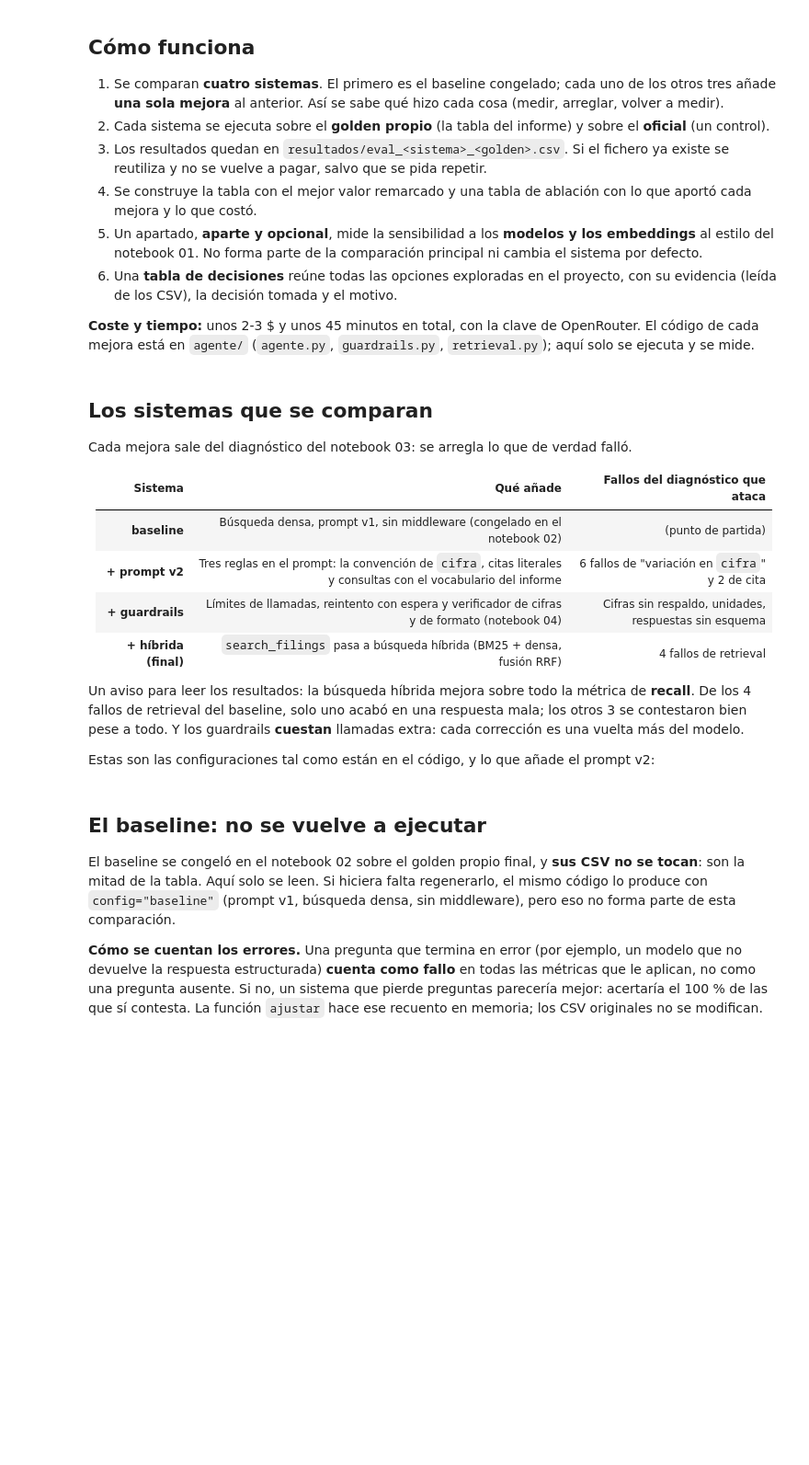
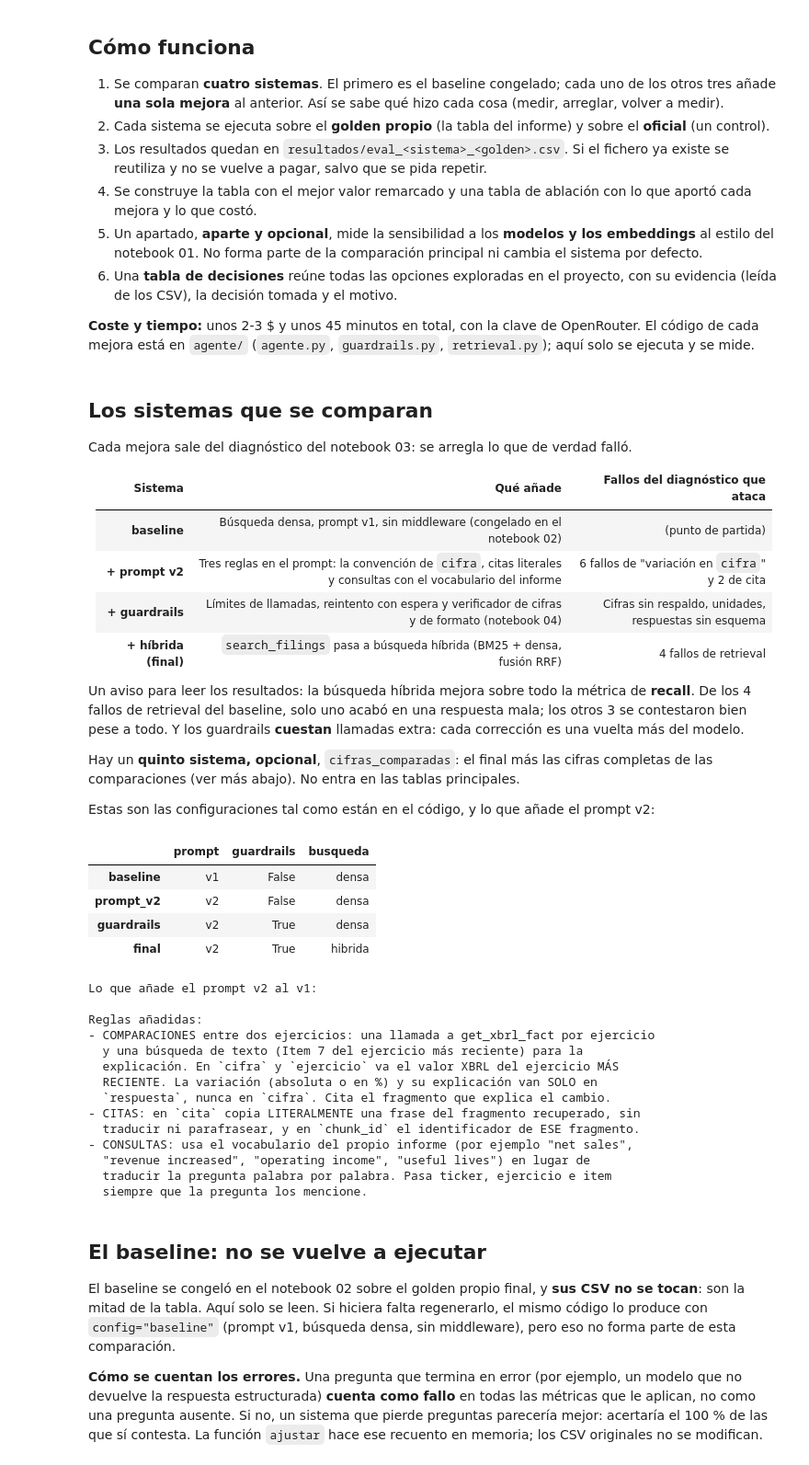
Before and after one commit to eglezarr/sec-10k-agents, a Jupyter notebook: notebooks/05_mejoras_y_evaluacion.ipynb, the cells around one changed output. Shown at 92% size. Saved outputs shown, nothing was run; the diff lists cells and outputs as text; code cells hidden in the pictures; blank space fills up the shorter version.

```diff
--- a/notebooks/05_mejoras_y_evaluacion.ipynb
+++ b/notebooks/05_mejoras_y_evaluacion.ipynb
@@ -56,14 +56,37 @@ Cada mejora sale del diagnóstico del notebook 03: se arregla lo que de verdad f
 
 Un aviso para leer los resultados: la búsqueda híbrida mejora sobre todo la métrica de **recall**. De los 4 fallos de retrieval del baseline, solo uno acabó en una respuesta mala; los otros 3 se contestaron bien pese a todo. Y los guardrails **cuestan** llamadas extra: cada corrección es una vuelta más del modelo.
 
+Hay un **quinto sistema, opcional**, `cifras_comparadas`: el final más las cifras completas de las comparaciones (ver más abajo). No entra en las tablas principales.
+
 Estas son las configuraciones tal como están en el código, y lo que añade el prompt v2:
 # %%
 configuraciones = pd.DataFrame(ag.CONFIGURACIONES).T
-configuraciones["prompt"] = configuraciones["prompt"].map(lambda p: "v2" if p is ag.SYSTEM_V2 else "v1")
+configuraciones["prompt"] = configuraciones["prompt"].map(
+    lambda p: "v3" if p is ag.SYSTEM_V3 else "v2" if p is ag.SYSTEM_V2 else "v1")
 display(configuraciones)
 
 print("Lo que añade el prompt v2 al v1:")
 print(ag.SYSTEM_V2[len(ag.SYSTEM):])
+# %% [output]
+|  | prompt | guardrails | busqueda |
+| baseline | v1 | False | densa |
+| prompt_v2 | v2 | False | densa |
+| guardrails | v2 | True | densa |
+| final | v2 | True | hibrida |
+Lo que añade el prompt v2 al v1:
+
+Reglas añadidas:
+- COMPARACIONES entre dos ejercicios: una llamada a get_xbrl_fact por ejercicio
+  y una búsqueda de texto (Item 7 del ejercicio más reciente) para la
+  explicación. En `cifra` y `ejercicio` va el valor XBRL del ejercicio MÁS
+  RECIENTE. La variación (absoluta o en %) y su explicación van SOLO en
+  `respuesta`, nunca en `cifra`. Cita el fragmento que explica el cambio.
+- CITAS: en `cita` copia LITERALMENTE una frase del fragmento recuperado, sin
+  traducir ni parafrasear, y en `chunk_id` el identificador de ESE fragmento.
+- CONSULTAS: usa el vocabulario del propio informe (por ejemplo "net sales",
+  "revenue increased", "operating income", "useful lives") en lugar de
+  traducir la pregunta palabra por palabra. Pasa ticker, ejercicio e item
+  siempre que la pregunta los mencione.
 # %% [markdown]
 ## El baseline: no se vuelve a ejecutar
 
```
Also changed, not shown: parts of 18 cells of this notebook, 6 other files.
